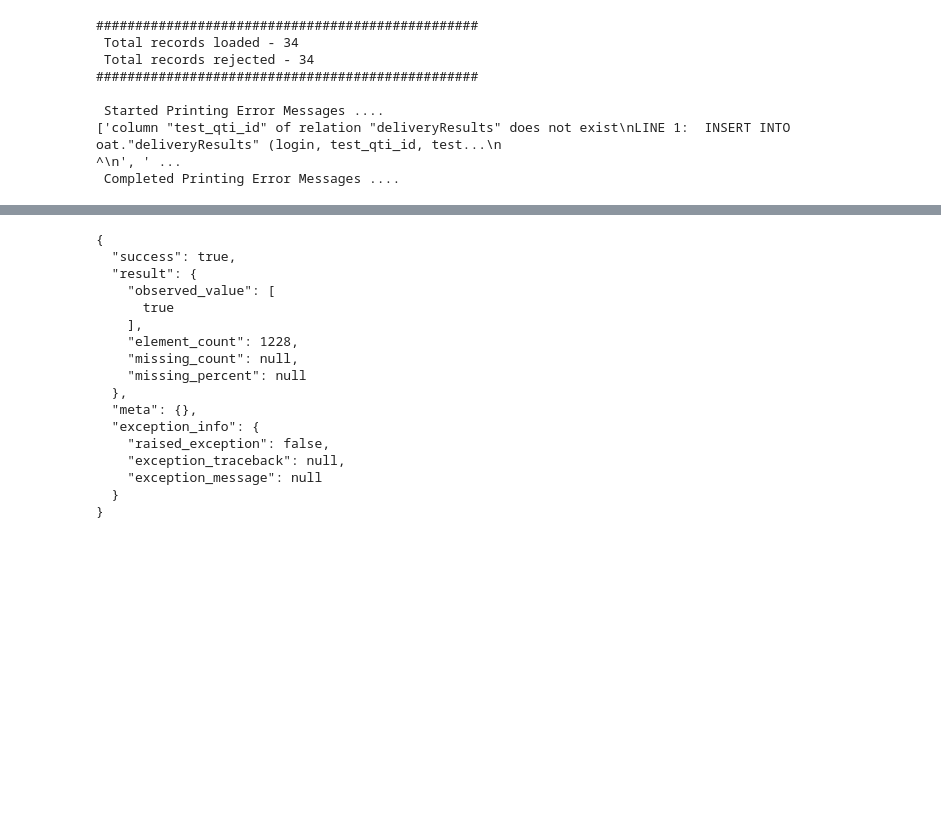
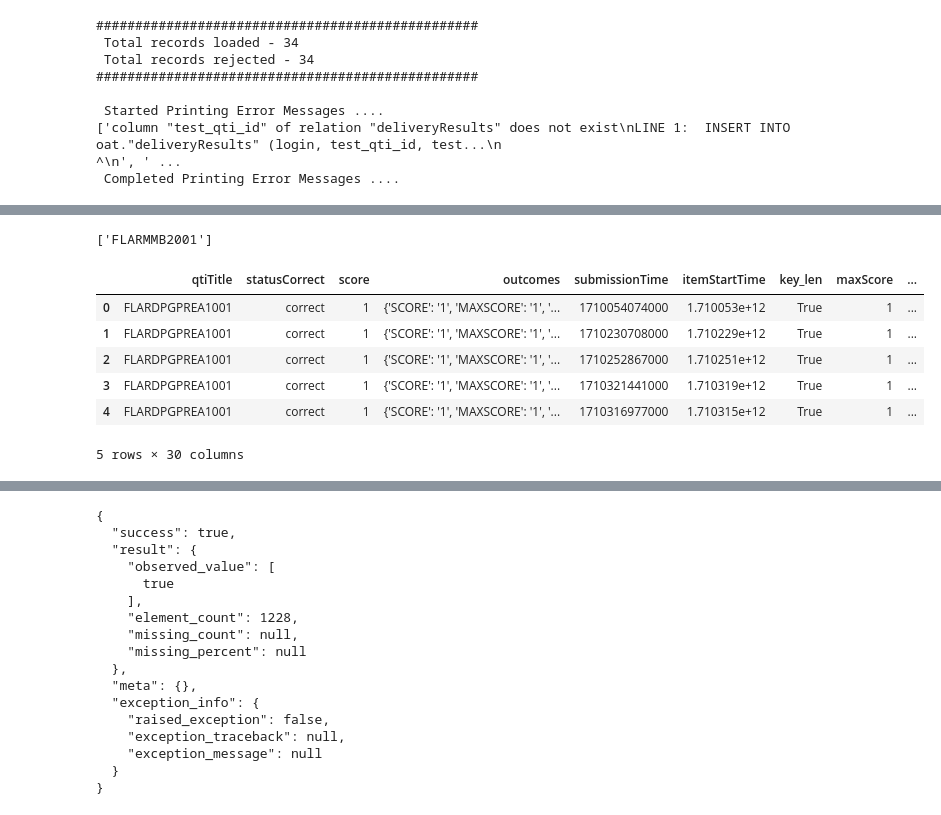
Before and after one commit to leonhead-acer/pisa2025-api-etl, a Jupyter notebook: Getting_started_with_Data_Extraction.ipynb, the cells around one changed output, grey strips where cells are left out. Saved outputs shown, nothing was run; the diff lists cells and outputs as text; code cells hidden in the pictures; blank space fills up the shorter version.

```diff
--- a/Getting_started_with_Data_Extraction.ipynb
+++ b/Getting_started_with_Data_Extraction.ipynb
@@ -972,3 +1098,26 @@ df5.head()
+# %%
+list(set(dat_cbk_qti) - set(dat_tao_qti))
+# %% [output]
+['FLARMMB2001']
+# %%
+import numpy as np
+
+df7 = pd.merge(
+    df6,cbk.assign(cbk_status = 'present'),
+    how = 'left',
+    on = ['qtiLabel','resp_cat']
+)
+df7['cbk_status'] = df7['cbk_status'].fillna('')
+df7['in_cq'] = np.select([(df7['dup_std_item'] == '') & (df7['stim_item'] == '') & (df7['cbk_status'] != '')],'1',default = '0')
+df7.head()
+# %% [output]
+|  | qtiTitle | statusCorrect | score | outcomes | submissionTime | itemStartTime | key_len | maxScore | ... |
+| 0 | FLARDPGPREA1001 | correct | 1 | {'SCORE': '1', 'MAXSCORE': '1', '... | 1710054074000 | 1.710053e+12 | True | 1 | ... |
+| 1 | FLARDPGPREA1001 | correct | 1 | {'SCORE': '1', 'MAXSCORE': '1', '... | 1710230708000 | 1.710229e+12 | True | 1 | ... |
+| 2 | FLARDPGPREA1001 | correct | 1 | {'SCORE': '1', 'MAXSCORE': '1', '... | 1710252867000 | 1.710251e+12 | True | 1 | ... |
+| 3 | FLARDPGPREA1001 | correct | 1 | {'SCORE': '1', 'MAXSCORE': '1', '... | 1710321441000 | 1.710319e+12 | True | 1 | ... |
+| 4 | FLARDPGPREA1001 | correct | 1 | {'SCORE': '1', 'MAXSCORE': '1', '... | 1710316977000 | 1.710315e+12 | True | 1 | ... |
+5 rows × 30 columns
 # %%
 # del_keys = list(del_df)
 # raw_data = pd.DataFrame()
```
Also changed, not shown: parts of 13 cells of this notebook.
